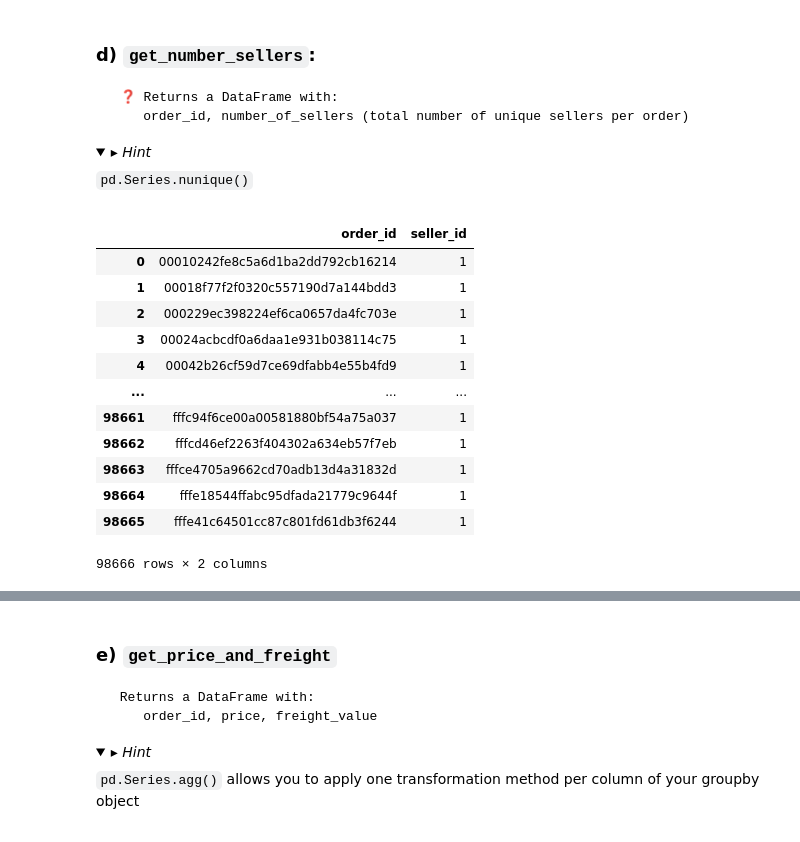
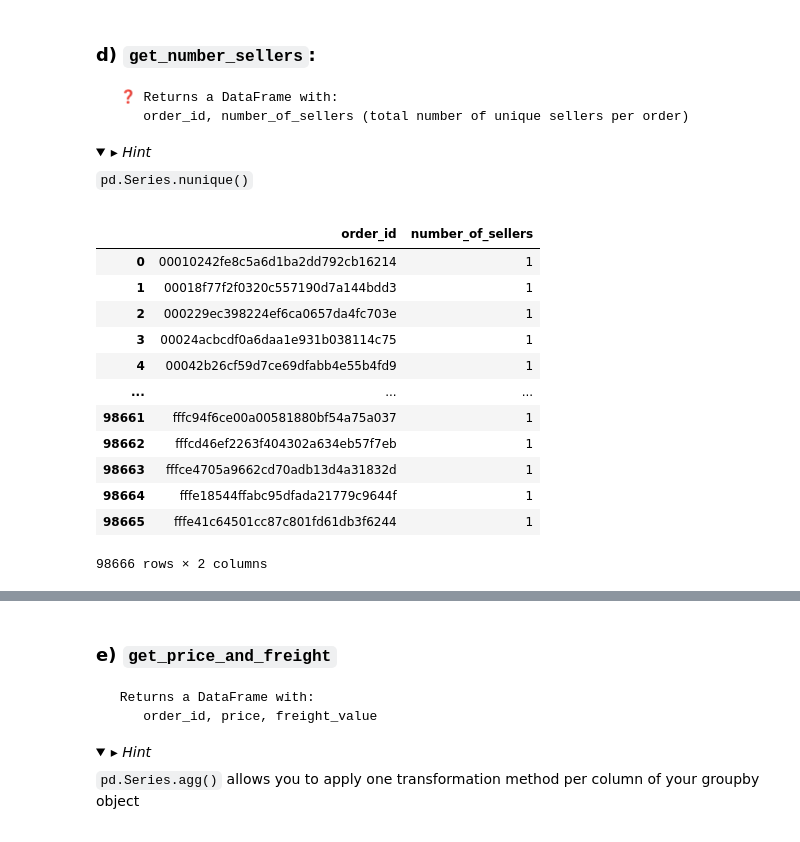
Before and after one commit to gauthieret/data-orders, a Jupyter notebook: orders.ipynb, the cells around one changed output, grey strips where cells are left out. Drawn from its saved outputs; the diff is of its cells as text; code cells hidden in the pictures; folded sections open.

```diff
--- a/orders.ipynb
+++ b/orders.ipynb
@@ -461,10 +449,10 @@ git push origin master
 # %%
 # YOUR CODE HERE
 order_items = data['order_items'].copy()
-number_of_sellers = order_items.groupby('order_id')[['seller_id']].nunique().reset_index()
+number_of_sellers = order_items.groupby('order_id')['seller_id'].nunique().reset_index(name='number_of_sellers')
 number_of_sellers
 # %% [output]
-|  | order_id | seller_id |
+|  | order_id | number_of_sellers |
 | 0 | 00010242fe8c5a6d1ba2dd792cb16214 | 1 |
 | 1 | 00018f77f2f0320c557190d7a144bdd3 | 1 |
 | 2 | 000229ec398224ef6ca0657da4fc703e | 1 |
```
Also changed, not shown: parts of 12 cells of this notebook, 1 other file.
